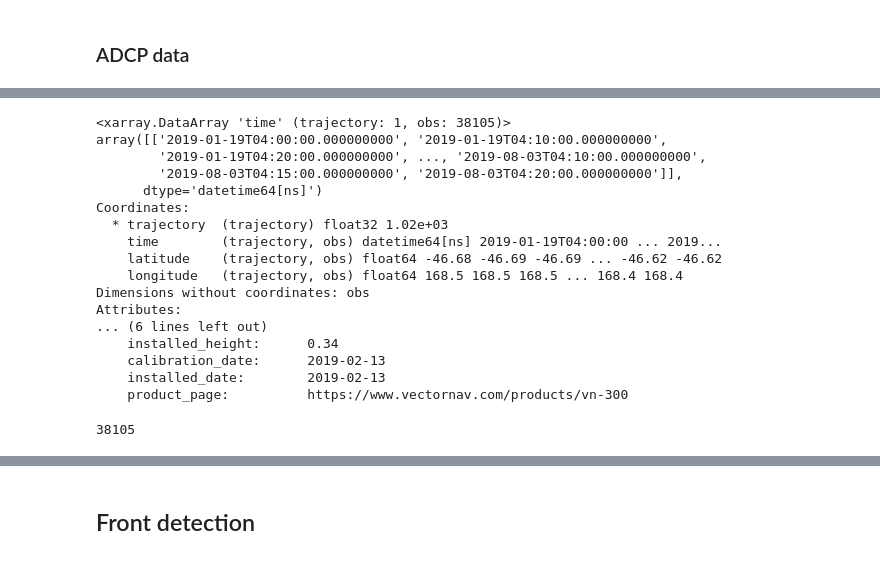
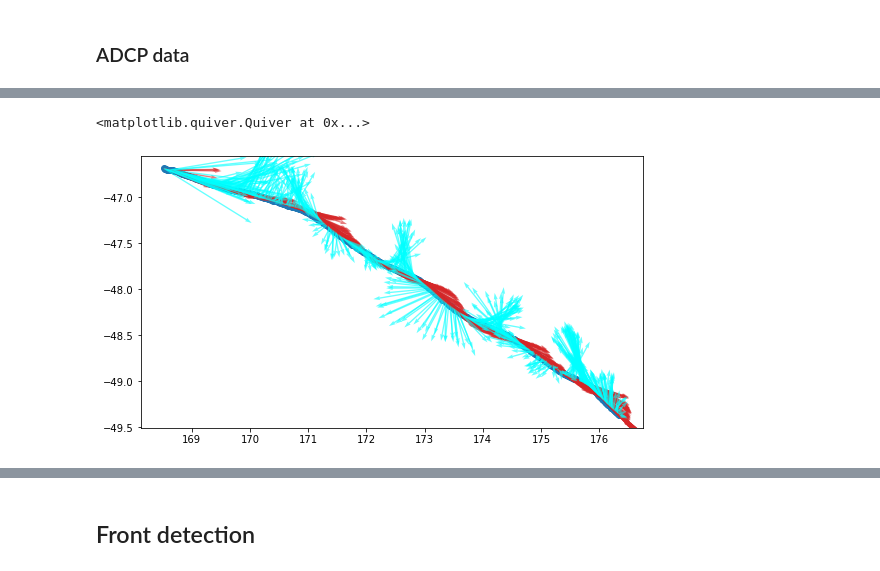
Before and after one commit to oceanhackweek/ohw22-proj-front-finder, a Jupyter notebook: scripts/view_data-MJ.ipynb, the cells around one changed output, grey strips where cells are left out. Drawn from its saved outputs; the diff is of its cells as text; code cells hidden in the pictures.

```diff
--- a/scripts/view_data-MJ.ipynb
+++ b/scripts/view_data-MJ.ipynb
@@ -102,0 +123,21 @@ ds_adcp = adcp[adcp_vars].isel(trajectory = 0)
+# %%
+def stream_bearing(lons, lats):
+    bearing = []
+    for i in range(0, len(lats)-1):
+        lat1, lat2 = lats[i], lats[i+1]
+        lon1, lon2 = lons[i], lons[i+1]
+
+        # WGS84 is the reference coordinate system (Earth's centre of mass) used by GPS.
+        geodesic = pyproj.Geod(ellps='WGS84')
+        # Inverse computation to calculate the forward azimuths from two lat and lon coordinates.
+        fwd_azimuth = geodesic.inv(lon1, lat1, lon2, lat2)[0]
+
+        # if the angle is negative (anticlockwise from N), add it to 360 to get the bearing clockwise from N.
+        if fwd_azimuth < 0:
+            fwd_azimuth = 360 + fwd_azimuth
+
+        bearing.append(fwd_azimuth)
+
+    return np.asarray(bearing)
+# %%
+along_strm_brng = stream_bearing(lons, lats)
@@ -102,0 +146,12 @@ ds_adcp = adcp[adcp_vars].isel(trajectory = 0)
+# %%
+angle_rad = np.deg2rad(along_strm_brng)
+y = 0.3 * np.cos(angle_rad)
+x = 0.3 * np.sin(angle_rad)
+# %%
+fig, ax = plt.subplots(figsize = (9,5))
+plt.scatter(lons, lats)
+plt.quiver(lons[:-1], lats[:-1], x, y, color = 'tab:red', scale = 3, alpha = 0.6)
+plt.quiver(lons, lats, u.mean(dim = 'cell_depth'), v.mean(dim = 'cell_depth'),  color = 'cyan', scale = 3, alpha = 0.6)
+# %% [output]
+<matplotlib.quiver.Quiver at 0x...>
+[figure, added]
@@ -103,24 +165,18 @@ ds_adcp = adcp[adcp_vars].isel(trajectory = 0)
 # %%
-adcp.time
+def rotate_vels(u, v, lons, lats):
+    # remove the last observation because
+    speed = np.sqrt(u**2 + v**2)[:-1]
+    velocity_bearing = uv_bearing(u, v)[:-1]
+
+    along_strm_brng = stream_bearing(lons, lats)
+    # make 1D array into 2D in the same shape as velocity bearings
+    along_strm_brng = np.tile(along_strm_brng,(len(u[0]), 1)).transpose()
+
+    # find the angle between the velocity bearing and the along stream direction
+    theta = along_strm_brng - velocity_bearing
+
+    # calculate u and v using this new angle (converting degrees to radians)
+    u_rot = np.cos(theta*np.pi/180)*speed
+    v_rot = np.sin(theta*np.pi/180)*speed
+
+    return u_rot, v_rot
-# %% [output]
-<xarray.DataArray 'time' (trajectory: 1, obs: 38105)>
-array([['2019-01-19T04:00:00.000000000', '2019-01-19T04:10:00.000000000',
-        '2019-01-19T04:20:00.000000000', ..., '2019-08-03T04:10:00.000000000',
-        '2019-08-03T04:15:00.000000000', '2019-08-03T04:20:00.000000000']],
-      dtype='datetime64[ns]')
-Coordinates:
-  * trajectory  (trajectory) float32 1.02e+03
-    time        (trajectory, obs) datetime64[ns] 2019-01-19T04:00:00 ... 2019...
-    latitude    (trajectory, obs) float64 -46.68 -46.69 -46.69 ... -46.62 -46.62
-    longitude   (trajectory, obs) float64 168.5 168.5 168.5 ... 168.4 168.4
-Dimensions without coordinates: obs
-Attributes:
-... (6 lines left out)
-    installed_height:      0.34
-    calibration_date:      2019-02-13
-    installed_date:        2019-02-13
-    product_page:          https://www.vectornav.com/products/vn-300
-# %%
-len(ds_adcp.vel_east)
-# %% [output]
-38105
```
Also changed, not shown: parts of 10 cells of this notebook.
